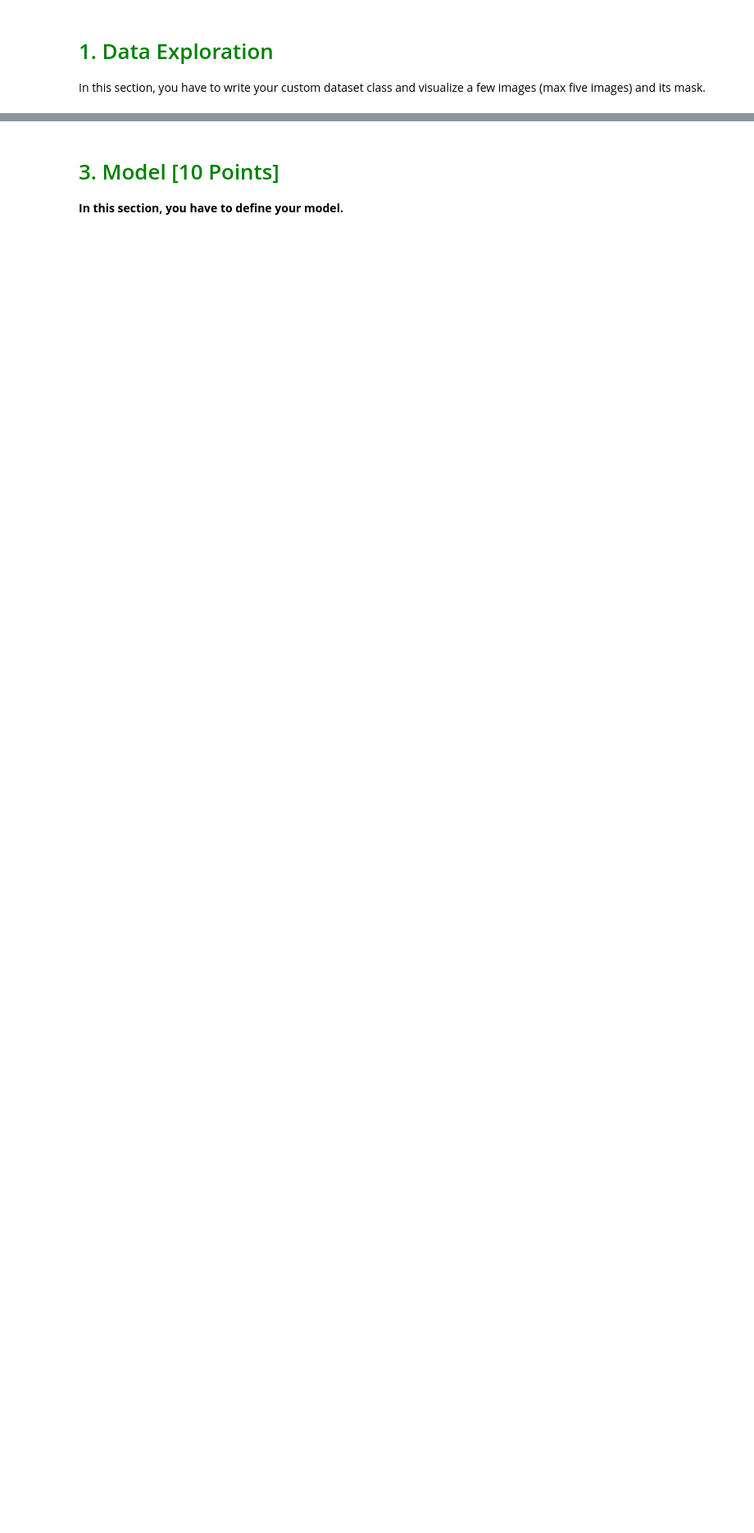
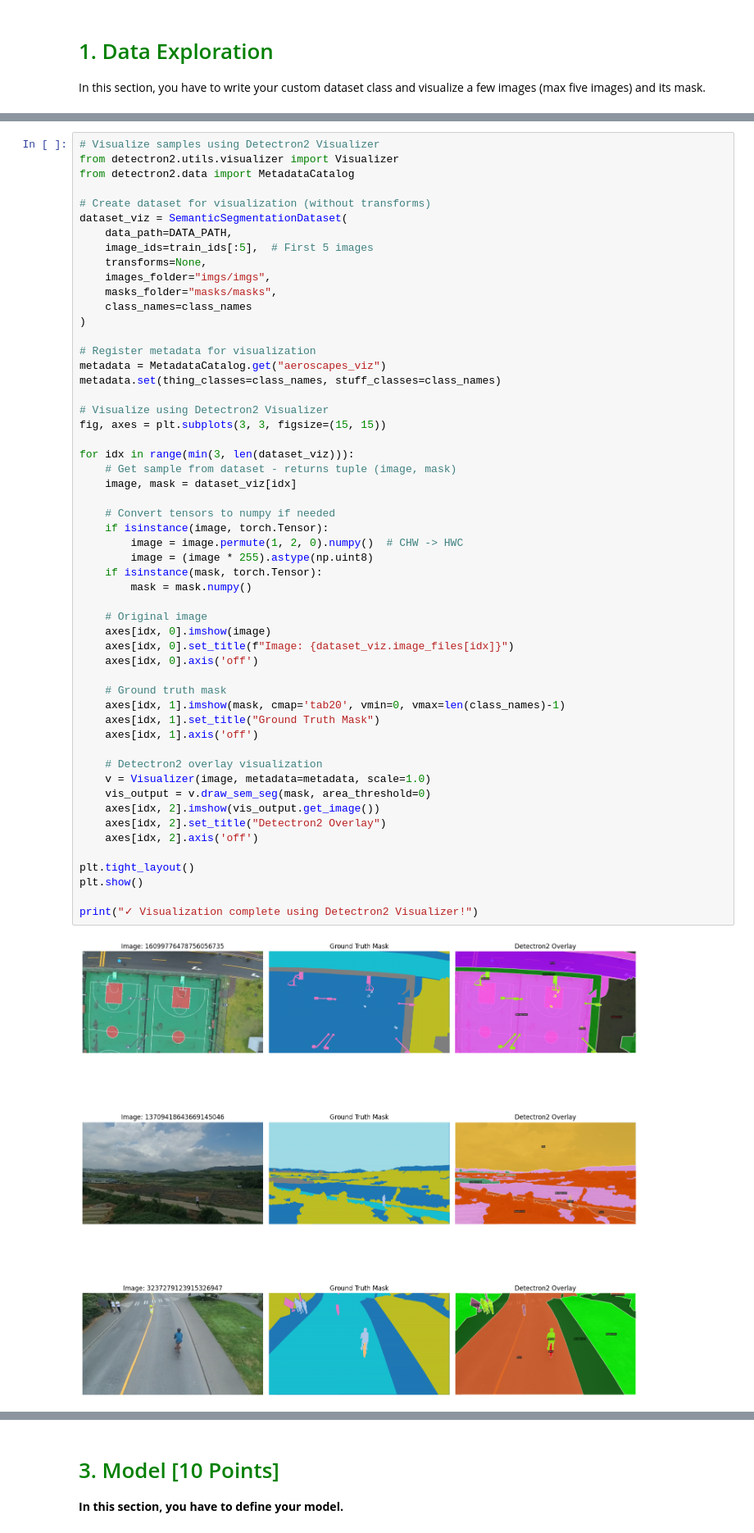
Before and after one commit to ramabyg/pjt4-semantic-segmentation, a Jupyter notebook: Project4-Semantic-Segmentation.ipynb, the cells around one changed output, grey strips where cells are left out. Shown at 82% size. Cells and saved outputs as stored; diff of their text form; blank space fills up the shorter version.

```diff
--- a/Project4-Semantic-Segmentation.ipynb
+++ b/Project4-Semantic-Segmentation.ipynb
@@ -83,3 +188,59 @@ class SemSegDataset(Dataset):
 <img src="https://www.learnopencv.com/wp-content/uploads/2020/04/c3-w12-data-sample.png">
 
 ---
+# %%
+# Visualize samples using Detectron2 Visualizer
+from detectron2.utils.visualizer import Visualizer
+from detectron2.data import MetadataCatalog
+
+# Create dataset for visualization (without transforms)
+dataset_viz = SemanticSegmentationDataset(
+    data_path=DATA_PATH,
+    image_ids=train_ids[:5],  # First 5 images
+    transforms=None,
+    images_folder="imgs/imgs",
+    masks_folder="masks/masks",
+    class_names=class_names
+)
+
+# Register metadata for visualization
+metadata = MetadataCatalog.get("aeroscapes_viz")
+metadata.set(thing_classes=class_names, stuff_classes=class_names)
+
+# Visualize using Detectron2 Visualizer
+fig, axes = plt.subplots(3, 3, figsize=(15, 15))
+
+for idx in range(min(3, len(dataset_viz))):
+    # Get sample from dataset - returns tuple (image, mask)
+    image, mask = dataset_viz[idx]
+
+    # Convert tensors to numpy if needed
+    if isinstance(image, torch.Tensor):
+        image = image.permute(1, 2, 0).numpy()  # CHW -> HWC
+        image = (image * 255).astype(np.uint8)
+    if isinstance(mask, torch.Tensor):
+        mask = mask.numpy()
+
+    # Original image
+    axes[idx, 0].imshow(image)
+    axes[idx, 0].set_title(f"Image: {dataset_viz.image_files[idx]}")
+    axes[idx, 0].axis('off')
+
+    # Ground truth mask
+    axes[idx, 1].imshow(mask, cmap='tab20', vmin=0, vmax=len(class_names)-1)
+    axes[idx, 1].set_title("Ground Truth Mask")
+    axes[idx, 1].axis('off')
+
+    # Detectron2 overlay visualization
+    v = Visualizer(image, metadata=metadata, scale=1.0)
+    vis_output = v.draw_sem_seg(mask, area_threshold=0)
+    axes[idx, 2].imshow(vis_output.get_image())
+    axes[idx, 2].set_title("Detectron2 Overlay")
+    axes[idx, 2].axis('off')
+
+plt.tight_layout()
+plt.show()
+
+print("✓ Visualization complete using Detectron2 Visualizer!")
+# %% [output]
+[figure, added]
```
Also changed, not shown: parts of 17 cells of this notebook, 19 other files.
